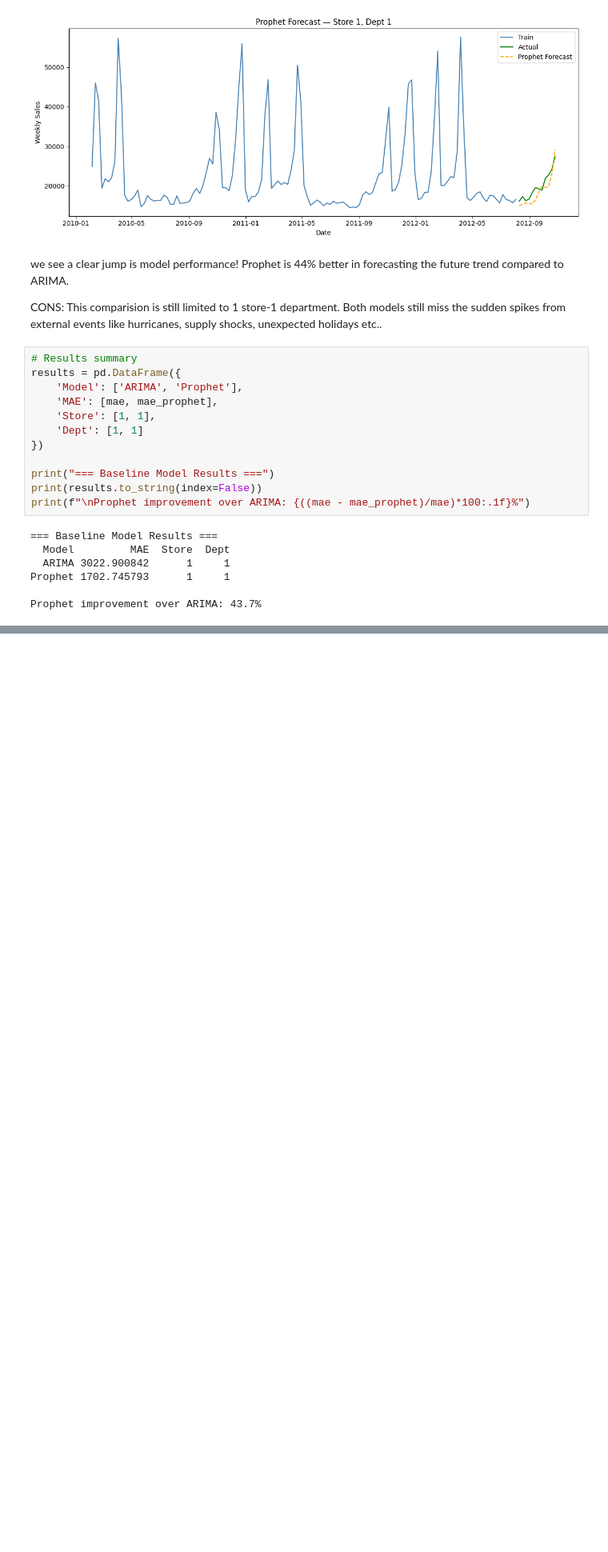
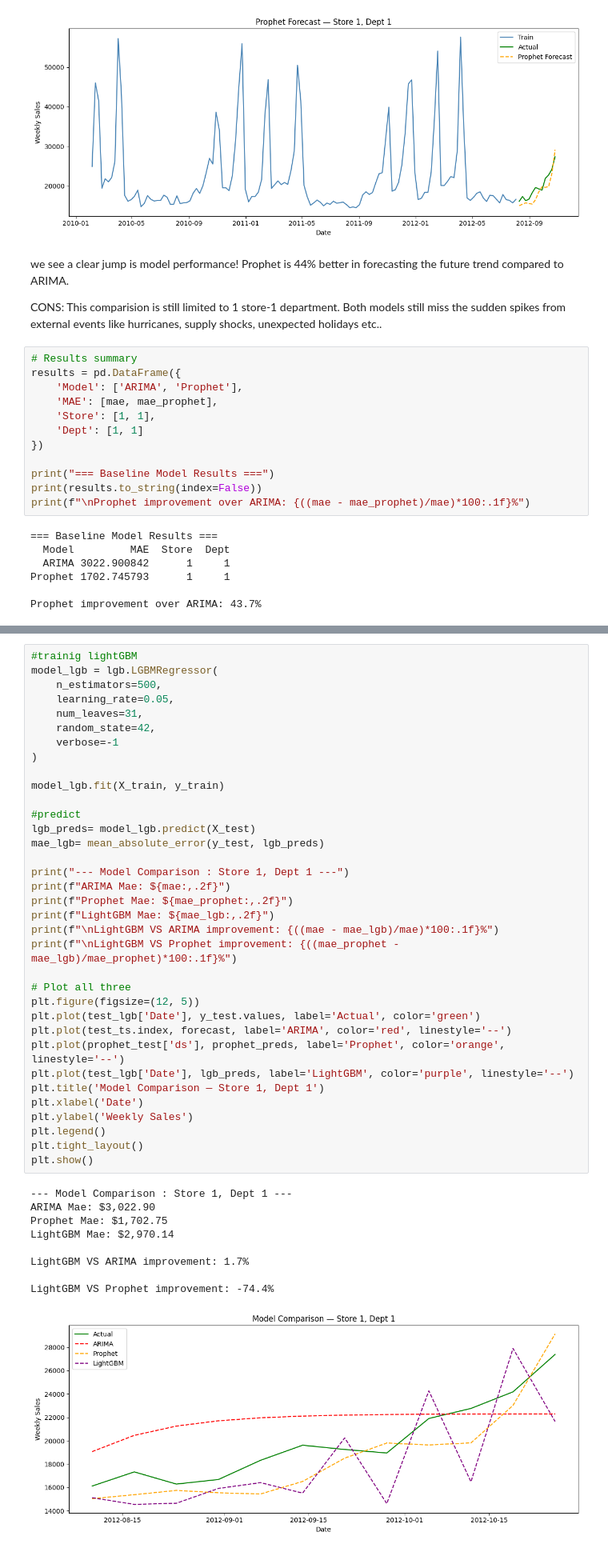
Before and after one commit to Mihira20/RetailSense, a Jupyter notebook: notebooks/03_baseline_models.ipynb, the cells around one changed output, grey strips where cells are left out. Shown at 80% size. Drawn from its saved outputs; the diff is of its cells as text; blank space fills up the shorter version.

```diff
--- a/notebooks/03_baseline_models.ipynb
+++ b/notebooks/03_baseline_models.ipynb
@@ -161,0 +197,45 @@ Prophet improvement over ARIMA: 43.7%
+# %%
+#trainig lightGBM
+model_lgb = lgb.LGBMRegressor(
+    n_estimators=500,
+    learning_rate=0.05,
+    num_leaves=31,
+    random_state=42,
+    verbose=-1
+)
+
+model_lgb.fit(X_train, y_train)
+
+#predict
+lgb_preds= model_lgb.predict(X_test)
+mae_lgb= mean_absolute_error(y_test, lgb_preds)
+
+print("--- Model Comparison : Store 1, Dept 1 ---")
+print(f"ARIMA Mae: ${mae:,.2f}")
+print(f"Prophet Mae: ${mae_prophet:,.2f}")
+print(f"LightGBM Mae: ${mae_lgb:,.2f}")
+print(f"\nLightGBM VS ARIMA improvement: {((mae - mae_lgb)/mae)*100:.1f}%")
+print(f"\nLightGBM VS Prophet improvement: {((mae_prophet - mae_lgb)/mae_prophet)*100:.1f}%")
+
+# Plot all three
+plt.figure(figsize=(12, 5))
+plt.plot(test_lgb['Date'], y_test.values, label='Actual', color='green')
+plt.plot(test_ts.index, forecast, label='ARIMA', color='red', linestyle='--')
+plt.plot(prophet_test['ds'], prophet_preds, label='Prophet', color='orange', linestyle='--')
+plt.plot(test_lgb['Date'], lgb_preds, label='LightGBM', color='purple', linestyle='--')
+plt.title('Model Comparison — Store 1, Dept 1')
+plt.xlabel('Date')
+plt.ylabel('Weekly Sales')
+plt.legend()
+plt.tight_layout()
+plt.show()
+# %% [output]
+--- Model Comparison : Store 1, Dept 1 ---
+ARIMA Mae: $3,022.90
+Prophet Mae: $1,702.75
+LightGBM Mae: $2,970.14
+
+LightGBM VS ARIMA improvement: 1.7%
+
+LightGBM VS Prophet improvement: -74.4%
+[figure, added]
```
Also changed, not shown: parts of 9 cells of this notebook, 2 other files.
